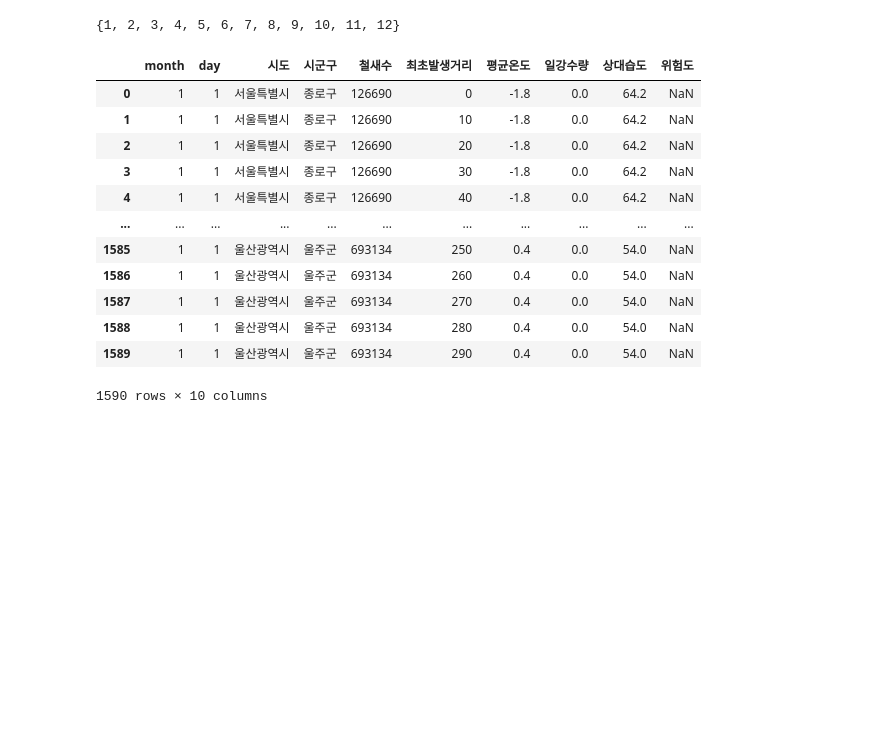
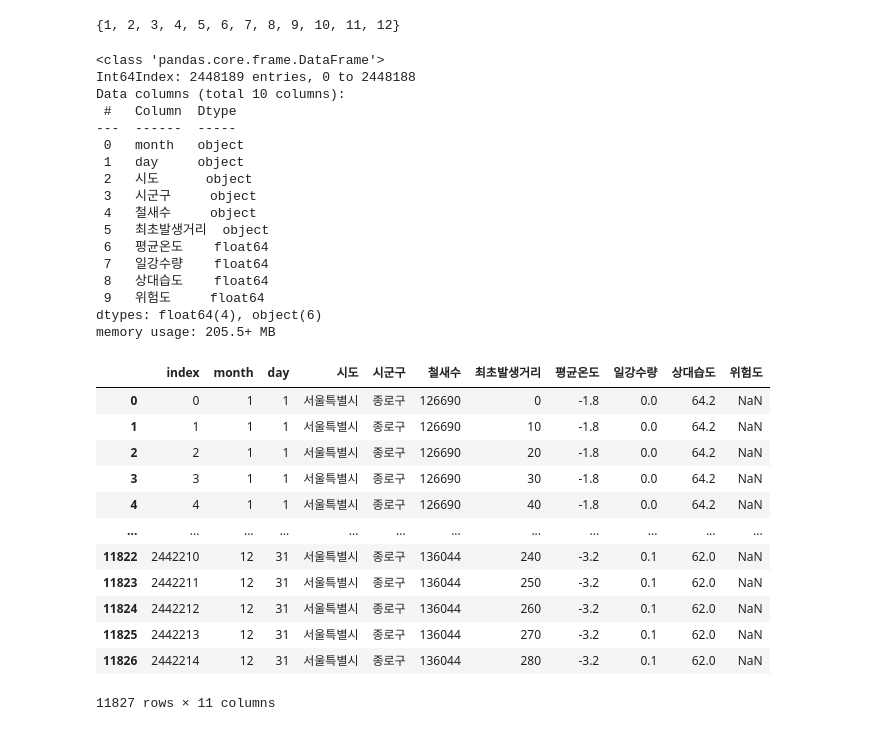
Before and after one commit to jiwoo-coding/aiai, a Jupyter notebook: Train_data_set.ipynb, the cells around one changed output. Saved outputs shown, nothing was run; the diff lists cells and outputs as text; code cells hidden in the pictures; blank space fills up the shorter version.

Commit message:
train_data v1.0

```diff
--- a/Train_data_set.ipynb
+++ b/Train_data_set.ipynb
@@ -110,11 +110,13 @@ set(distance['month'])
 cols=['month','day','시도','시군구','철새수','최초발생거리','평균온도','일강수량','상대습도','위험도']
 total_df=pd.DataFrame(columns=cols)
 total_index_df=pd.DataFrame(columns=cols)
+total=[]
+total_index=[]
 for month in tqdm(range(1,13)):
     start_date='2020-'+str(month)+'-01'
     start_date=datetime.datetime.strptime(start_date, '%Y-%m-%d')
     end_date=start_date+relativedelta(months=1)-datetime.timedelta(days=1)
-    for day in range(1,end_date.day+1):
+    for day in tqdm(range(1,end_date.day+1)):
         for i in range(len(all_sigun)):
             q3=distance.query("month==@month").reset_index(drop=True)
             for j in range(len(q3)):
@@ -154,7 +156,8 @@ for month in tqdm(range(1,13)):
 
                 temp['최초발생거리']=q3.loc[j,'dist_range']
                 index_temp['최초발생거리']=q3.loc[j,'risk']
-                df=pd.DataFrame.from_dict([temp])
-                df2=pd.DataFrame.from_dict([index_temp])
-                total_df=total_df.append(df, ignore_index=True)
-                total_index_df=total_index_df.append(df2, ignore_index=True)
+                total.append(temp)
+                total_index.append(index_temp)
+# %%
+total_df=total_df.append(total)
+total_index_df=total_index_df.append(total_index)
@@ -161,16 +168,20 @@ for month in tqdm(range(1,13)):
 # %%
-total_df
+total_df.info()
 # %% [output]
-|  | month | day | 시도 | 시군구 | 철새수 | 최초발생거리 | 평균온도 | 일강수량 | 상대습도 | 위험도 |
-| 0 | 1 | 1 | 서울특별시 | 종로구 | 126690 | 0 | -1.8 | 0.0 | 64.2 | NaN |
-| 1 | 1 | 1 | 서울특별시 | 종로구 | 126690 | 10 | -1.8 | 0.0 | 64.2 | NaN |
-| 2 | 1 | 1 | 서울특별시 | 종로구 | 126690 | 20 | -1.8 | 0.0 | 64.2 | NaN |
-| 3 | 1 | 1 | 서울특별시 | 종로구 | 126690 | 30 | -1.8 | 0.0 | 64.2 | NaN |
-| 4 | 1 | 1 | 서울특별시 | 종로구 | 126690 | 40 | -1.8 | 0.0 | 64.2 | NaN |
-| ... | ... | ... | ... | ... | ... | ... | ... | ... | ... | ... |
-| 1585 | 1 | 1 | 울산광역시 | 울주군 | 693134 | 250 | 0.4 | 0.0 | 54.0 | NaN |
-| 1586 | 1 | 1 | 울산광역시 | 울주군 | 693134 | 260 | 0.4 | 0.0 | 54.0 | NaN |
-| 1587 | 1 | 1 | 울산광역시 | 울주군 | 693134 | 270 | 0.4 | 0.0 | 54.0 | NaN |
-| 1588 | 1 | 1 | 울산광역시 | 울주군 | 693134 | 280 | 0.4 | 0.0 | 54.0 | NaN |
-| 1589 | 1 | 1 | 울산광역시 | 울주군 | 693134 | 290 | 0.4 | 0.0 | 54.0 | NaN |
-1590 rows × 10 columns
+<class 'pandas.core.frame.DataFrame'>
+Int64Index: 2448189 entries, 0 to 2448188
+Data columns (total 10 columns):
+ #   Column  Dtype
+---  ------  -----
+ 0   month   object
+ 1   day     object
+ 2   시도      object
+ 3   시군구     object
+ 4   철새수     object
+ 5   최초발생거리  object
+ 6   평균온도    float64
+ 7   일강수량    float64
+ 8   상대습도    float64
+ 9   위험도     float64
+dtypes: float64(4), object(6)
+memory usage: 205.5+ MB
@@ -178,0 +188,16 @@ total_index_df
+# %%
+total_df.query("시군구=='종로구'").reset_index()
+# %% [output]
+|  | index | month | day | 시도 | 시군구 | 철새수 | 최초발생거리 | 평균온도 | 일강수량 | 상대습도 | 위험도 |
+| 0 | 0 | 1 | 1 | 서울특별시 | 종로구 | 126690 | 0 | -1.8 | 0.0 | 64.2 | NaN |
+| 1 | 1 | 1 | 1 | 서울특별시 | 종로구 | 126690 | 10 | -1.8 | 0.0 | 64.2 | NaN |
+| 2 | 2 | 1 | 1 | 서울특별시 | 종로구 | 126690 | 20 | -1.8 | 0.0 | 64.2 | NaN |
+| 3 | 3 | 1 | 1 | 서울특별시 | 종로구 | 126690 | 30 | -1.8 | 0.0 | 64.2 | NaN |
+| 4 | 4 | 1 | 1 | 서울특별시 | 종로구 | 126690 | 40 | -1.8 | 0.0 | 64.2 | NaN |
+| ... | ... | ... | ... | ... | ... | ... | ... | ... | ... | ... | ... |
+| 11822 | 2442210 | 12 | 31 | 서울특별시 | 종로구 | 136044 | 240 | -3.2 | 0.1 | 62.0 | NaN |
+| 11823 | 2442211 | 12 | 31 | 서울특별시 | 종로구 | 136044 | 250 | -3.2 | 0.1 | 62.0 | NaN |
+| 11824 | 2442212 | 12 | 31 | 서울특별시 | 종로구 | 136044 | 260 | -3.2 | 0.1 | 62.0 | NaN |
+| 11825 | 2442213 | 12 | 31 | 서울특별시 | 종로구 | 136044 | 270 | -3.2 | 0.1 | 62.0 | NaN |
+| 11826 | 2442214 | 12 | 31 | 서울특별시 | 종로구 | 136044 | 280 | -3.2 | 0.1 | 62.0 | NaN |
+11827 rows × 11 columns
```
Also changed, not shown: parts of 8 cells of this notebook.
